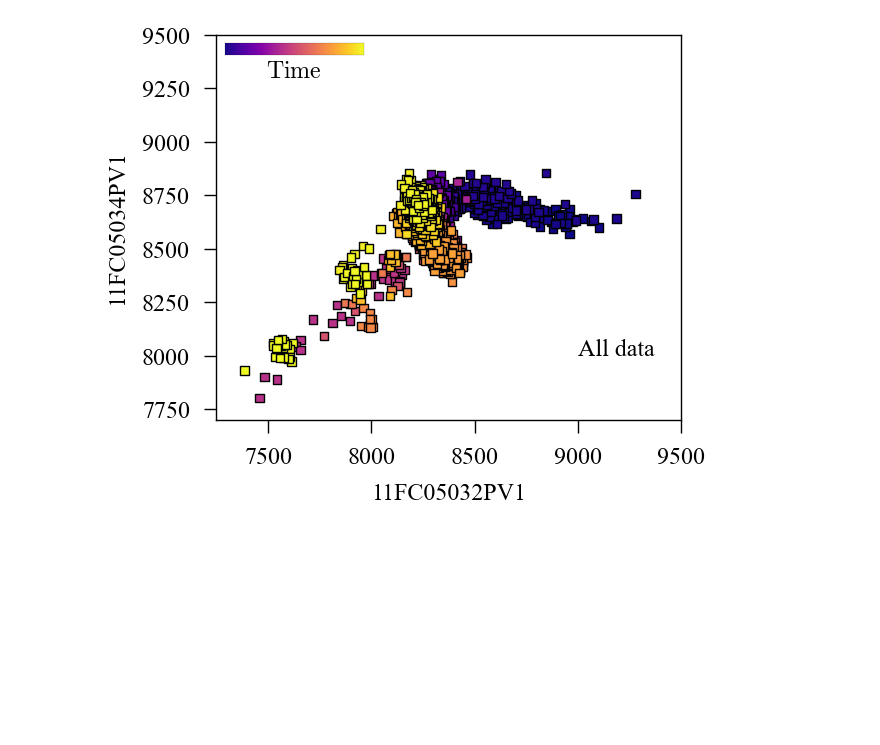
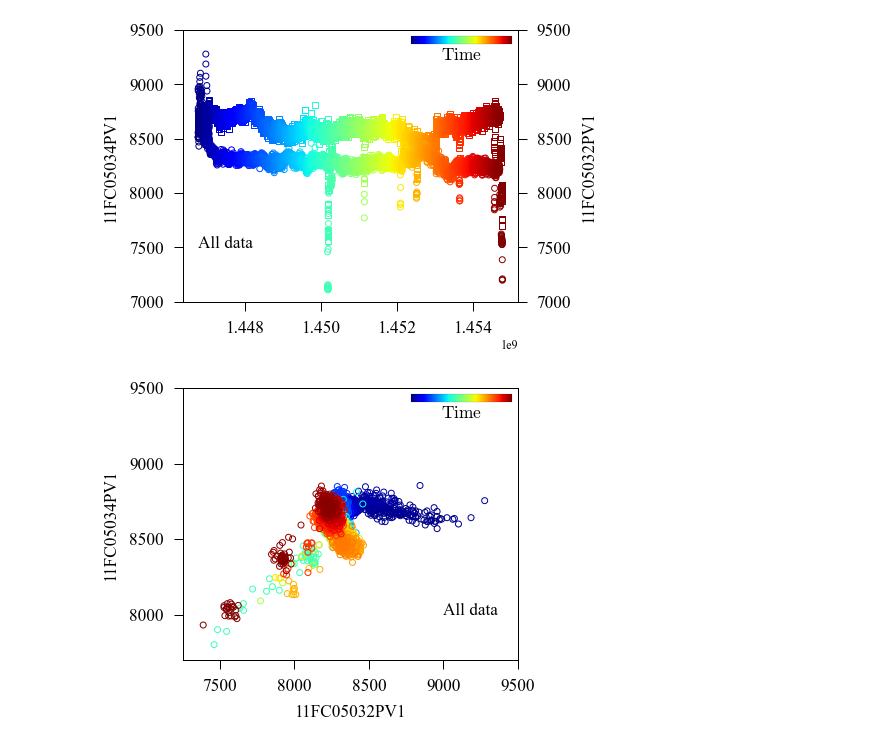
Before and after one commit to lbrice1/ai_cheme_examples, a Jupyter notebook: notebooks/2.1b-lbm-example-2-1-outlier_b.ipynb, the cells around one changed output. Cells and saved outputs as stored; diff of their text form; code cells hidden in the pictures; blank space fills up the shorter version.

```diff
--- a/notebooks/2.1b-lbm-example-2-1-outlier_b.ipynb
+++ b/notebooks/2.1b-lbm-example-2-1-outlier_b.ipynb
@@ -44,9 +44,9 @@ def plot_data(X, y, x_name, y_name, time = None, k = None):
     #for col in data.iloc[:, 1:].columns:
     if time is not None:
         norm = TwoSlopeNorm(vmin=min(time), vcenter=np.mean(time), vmax=max(time))
-        colors = [plt.cm.plasma(norm(c)) for c in time]
+        colors = [plt.cm.jet(norm(c)) for c in time]
 
-    axs0.scatter(X, y, color = colors, marker = 's', edgecolors='k', linewidth=1)
+    axs0.scatter(X, y, color = 'none', marker = 'o', edgecolors=colors, linewidth=1)
 
     if k is None:
         axs0.text(9000, 8000, s = 'All data', fontsize='x-large')
@@ -74,9 +74,9 @@ def plot_data(X, y, x_name, y_name, time = None, k = None):
     for ax in ['top', 'bottom', 'left', 'right']:
         axs0.spines[ax].set_linewidth(1)
 
-    cbaxes = inset_axes(axs0, width="30%", height="3%", loc='upper left')
+    cbaxes = inset_axes(axs0, width="30%", height="3%", loc='upper right')
 
-    cb = fig.colorbar(cm.ScalarMappable(norm=norm, cmap=cm.plasma), cax=cbaxes, shrink = 0.7, aspect = 30, orientation = 'horizontal')#, pad = 1)
+    cb = fig.colorbar(cm.ScalarMappable(norm=norm, cmap=cm.jet), cax=cbaxes, shrink = 0.7, aspect = 30, orientation = 'horizontal')#, pad = 1)
     #plt.colorbar(cax=cbaxes, ticks=[0.,1], orientation='horizontal')
 
 
@@ -101,10 +188,12 @@ def plot_data(X, y, x_name, y_name, time = None, k = None):
 # %%
 X = "11FC05032PV1"
 y = "11FC05034PV1"
 
+plot_data_ts(data.iloc[:, data.columns.get_loc(X)], data.iloc[:, data.columns.get_loc(y)], X, y, time = np.asarray([i.timestamp() for i in data.iloc[:, 0]]))
 plot_data(data.iloc[:, data.columns.get_loc(X)], data.iloc[:, data.columns.get_loc(y)], X, y, time = np.asarray([i.timestamp() for i in data.iloc[:, 0]]))
 # %% [output]
-[figure, old version]
+[figure, new version]
+[figure, added]
 # %%
 from sklearn.neighbors import NearestNeighbors
 from kneed import KneeLocator
```
Also changed, not shown: parts of 5 cells of this notebook, 2 other files.
